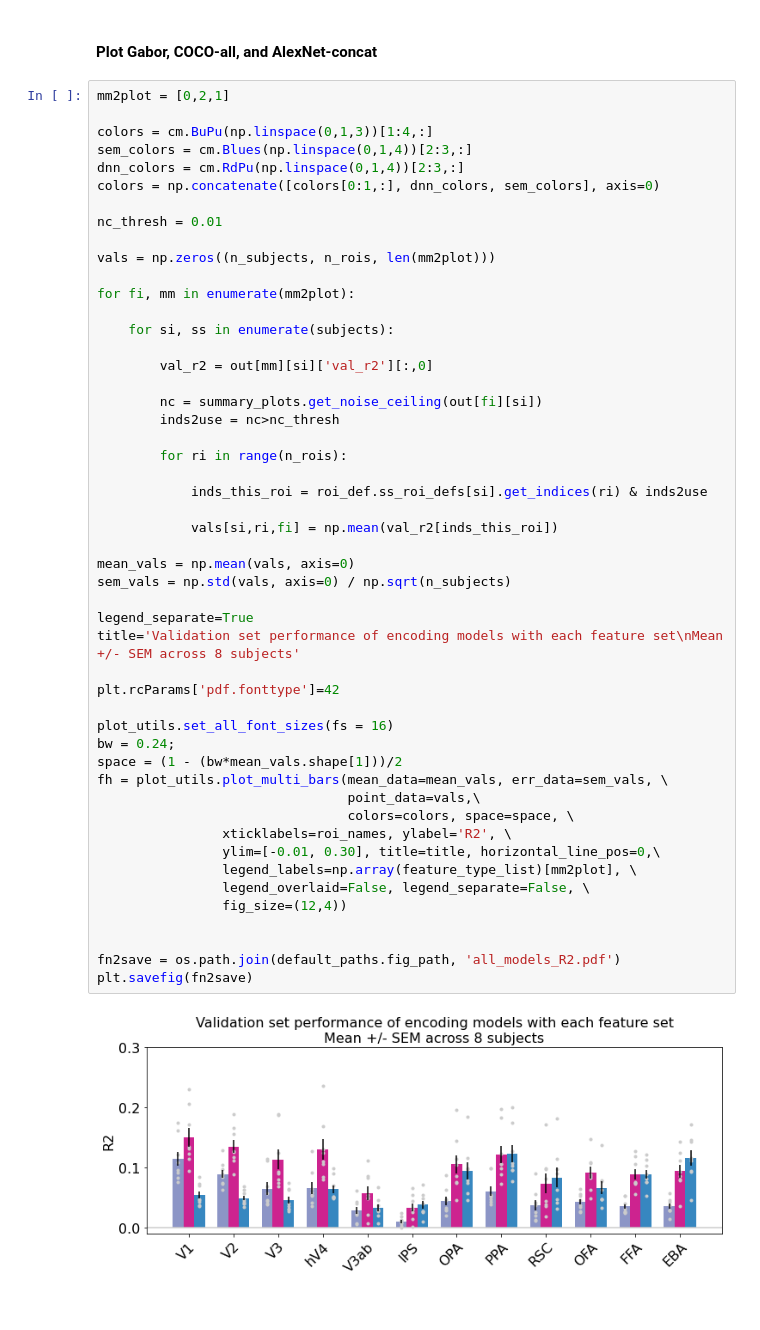
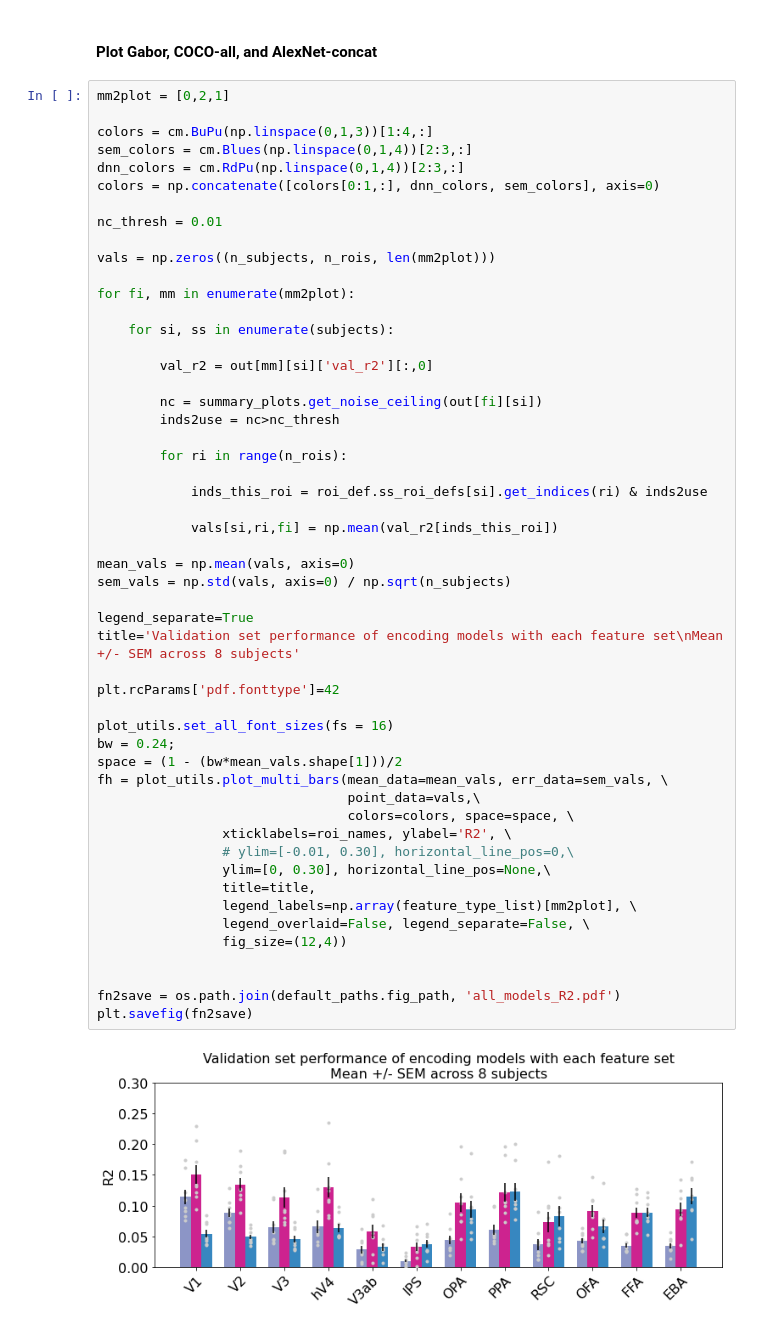
Before and after one commit to mmhenderson/image_stats_gabor, a Jupyter notebook: plot_summary/plot_gabor_r2_summary.ipynb, the cells around one changed output. Cells and saved outputs as stored; diff of their text form.

```diff
--- a/plot_summary/plot_gabor_r2_summary.ipynb
+++ b/plot_summary/plot_gabor_r2_summary.ipynb
@@ -65,32 +89,34 @@ for fi, mm in enumerate(mm2plot):
 
         for ri in range(n_rois):
 
             inds_this_roi = roi_def.ss_roi_defs[si].get_indices(ri) & inds2use
 
             vals[si,ri,fi] = np.mean(val_r2[inds_this_roi])
 
 mean_vals = np.mean(vals, axis=0)
 sem_vals = np.std(vals, axis=0) / np.sqrt(n_subjects)
 
 legend_separate=True
 title='Validation set performance of encoding models with each feature set\nMean +/- SEM across 8 subjects'
 
 plt.rcParams['pdf.fonttype']=42
 
 plot_utils.set_all_font_sizes(fs = 16)
 bw = 0.24;
 space = (1 - (bw*mean_vals.shape[1]))/2
 fh = plot_utils.plot_multi_bars(mean_data=mean_vals, err_data=sem_vals, \
                                 point_data=vals,\
                                 colors=colors, space=space, \
                 xticklabels=roi_names, ylabel='R2', \
-                ylim=[-0.01, 0.30], title=title, horizontal_line_pos=0,\
+                # ylim=[-0.01, 0.30], horizontal_line_pos=0,\
+                ylim=[0, 0.30], horizontal_line_pos=None,\
+                title=title,
                 legend_labels=np.array(feature_type_list)[mm2plot], \
                 legend_overlaid=False, legend_separate=False, \
                 fig_size=(12,4))
 
 
 fn2save = os.path.join(default_paths.fig_path, 'all_models_R2.pdf')
 plt.savefig(fn2save)
 # %% [output]
-[figure, old version]
+[figure, new version]
```
Also changed, not shown: parts of 8 cells of this notebook, 6 other files.
